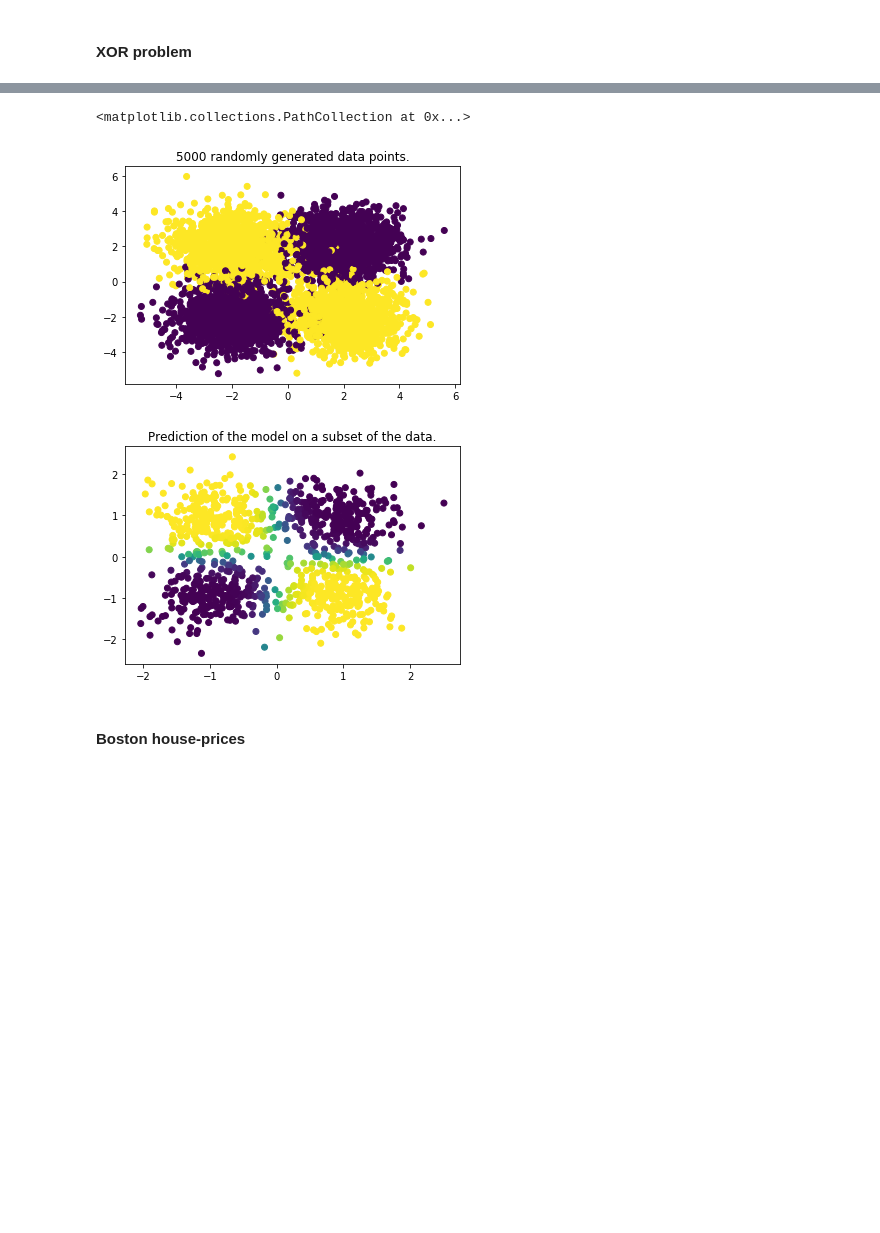
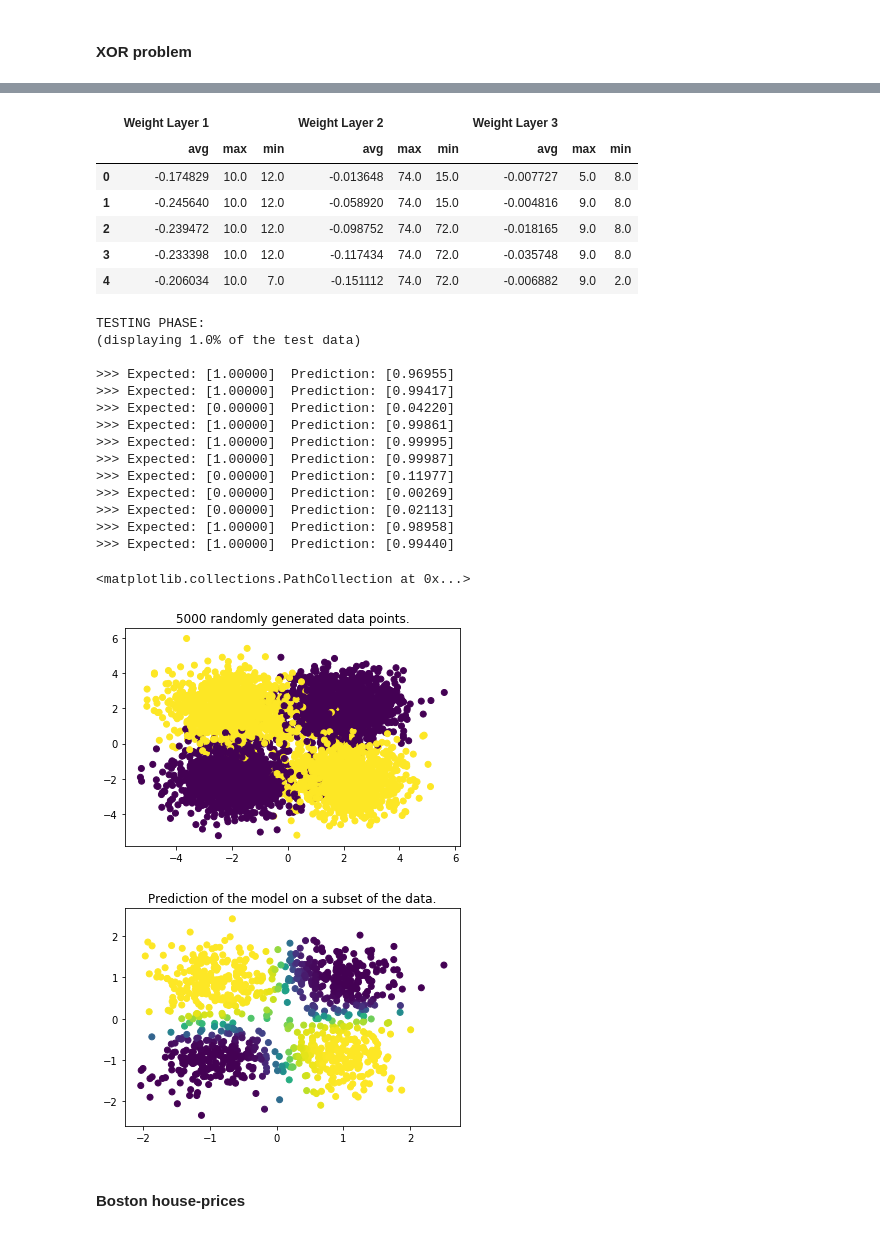
Before and after one commit to Mrpatekful/numpyml, a Jupyter notebook: mlp_numpy.ipynb, the cells around one changed output, grey strips where cells are left out. Drawn from its saved outputs; the diff is of its cells as text; code cells hidden in the pictures; blank space fills up the shorter version.

```diff
--- a/mlp_numpy.ipynb
+++ b/mlp_numpy.ipynb
@@ -208,6 +213,7 @@ class InputPipeLine:
         self.index = 0
 
     def normalize(self, data):
+        """separates the features and no them"""
         features = [row[:self.input_size] for row in data]
         self.scaler = preprocessing.StandardScaler().fit(features[:self.train_size])
         data = list(zip(self.scaler.transform(features), [row[self.input_size:] for row in data]))
@@ -357,9 +378,10 @@ class Sgd:
         for index in range(len(deltas)):
             delta = np.atleast_2d(deltas[index])
 
-            dw = (-self.lrate*np.dot(layers[index].value.T, delta) +
-                  self.momentum*self.dws[index])/batch_size
+            dw = (-self.lrate*np.dot(layers[index].value.T, delta)/batch_size +
+                  self.momentum*self.dws[index])
             self.dws[index] = dw
+
 
             db = np.sum(-self.lrate*delta + self.momentum*self.dbs[index], axis=0)/batch_size
             self.dbs[index] = db
@@ -534,7 +556,7 @@ class CrossEntropy(Error):
         return "Categorical Cross Entropy"
 
     def function(self, target, pred):
-        return -target*np.log(pred)
+        return -target*np.log2(pred)
 
     # TODO
     def derivative(self, target, pred):
@@ -548,7 +570,7 @@ class BinaryCrossEntropy(Error):
         return "Binary Cross Entropy"
 
     def function(self, target, pred):
-        return -(target*np.log(pred) + (1 - target)*np.log(1 - pred))
+        return -(target*np.log2(pred) + (1 - target)*np.log2(1 - pred))
 
     # TODO
     def derivative(self, target, pred):
@@ -680,8 +718,8 @@ class Mlp:
 # %% [markdown]
 #### XOR problem
 # %%
+np.set_printoptions(formatter={'float': lambda x: "{0:0.5f}".format(x)})
 np.random.seed(1)
-np.set_printoptions(formatter={'float': lambda x: "{0:0.5f}".format(x)})
 
 nb_samples = 5000
 samples = np.ones((nb_samples, 3))
@@ -700,16 +738,19 @@ plt.scatter([element[0] for element in samples],
             [element[1] for element in samples],
             c=[element[2] for element in samples])
 
-input_pipe = InputPipeLine(samples, input_size=2, batch_size=20)
+input_pipe = InputPipeLine(samples, input_size=2, batch_size=10)
 
-layers = []
-layers.append(Layer(Linear(), size=2))
-layers.append(Layer(Relu(), size=10))
-layers.append(Layer(Sigmoid(), size=1))
+layers = [Layer(Linear(), size=2),
+          Layer(Relu(), size=10),
+          Layer(Relu(), size=10),
+          Layer(Sigmoid(), size=1)]
 
-mlp_object = Mlp(layers, input_pipe, error=Mse())
-mlp_object.train(epochs=100, optimizer=Adam(lrate=0.01))
-results = mlp_object.test(verbose=0.05)
+mlp_object = Mlp(layers=layers,
+                 input_pipe=input_pipe,
+                 error=Mse())
+
+mlp_object.train(epochs=50, optimizer=Adam(lrate=0.01))
+results = mlp_object.test(verbose=0.01)
 
 fig2=plt.figure()
 plt.title("Prediction of the model on a subset of the data.")
@@ -737,5 +772,26 @@ plt.scatter([element[0][0] for element in results],
+|  | Weight Layer 1 |  |  | Weight Layer 2 |  |  | Weight Layer 3 |  |  |
+|  | avg | max | min | avg | max | min | avg | max | min |
+| 0 | -0.174829 | 10.0 | 12.0 | -0.013648 | 74.0 | 15.0 | -0.007727 | 5.0 | 8.0 |
+| 1 | -0.245640 | 10.0 | 12.0 | -0.058920 | 74.0 | 15.0 | -0.004816 | 9.0 | 8.0 |
+| 2 | -0.239472 | 10.0 | 12.0 | -0.098752 | 74.0 | 72.0 | -0.018165 | 9.0 | 8.0 |
+| 3 | -0.233398 | 10.0 | 12.0 | -0.117434 | 74.0 | 72.0 | -0.035748 | 9.0 | 8.0 |
+| 4 | -0.206034 | 10.0 | 7.0 | -0.151112 | 74.0 | 72.0 | -0.006882 | 9.0 | 2.0 |
-<matplotlib.collections.PathCollection at 0x...>
+TESTING PHASE:
+(displaying 1.0% of the test data)
+
+>>> Expected: [1.00000]  Prediction: [0.96955]
+>>> Expected: [1.00000]  Prediction: [0.99417]
+>>> Expected: [0.00000]  Prediction: [0.04220]
+>>> Expected: [1.00000]  Prediction: [0.99861]
+>>> Expected: [1.00000]  Prediction: [0.99995]
+>>> Expected: [1.00000]  Prediction: [0.99987]
+>>> Expected: [0.00000]  Prediction: [0.11977]
+>>> Expected: [0.00000]  Prediction: [0.00269]
+>>> Expected: [0.00000]  Prediction: [0.02113]
+>>> Expected: [1.00000]  Prediction: [0.98958]
+>>> Expected: [1.00000]  Prediction: [0.99440]
+<matplotlib.collections.PathCollection at 0x...>
 [figure]
-[figure, old version]
+[figure, new version]
 # %% [markdown]
 #### Boston house-prices
```
Also changed, not shown: parts of 9 cells of this notebook.
